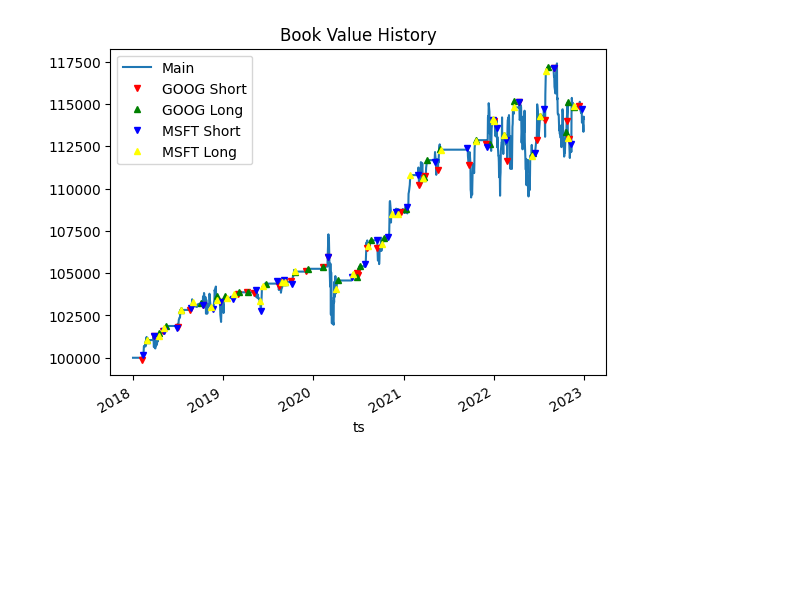
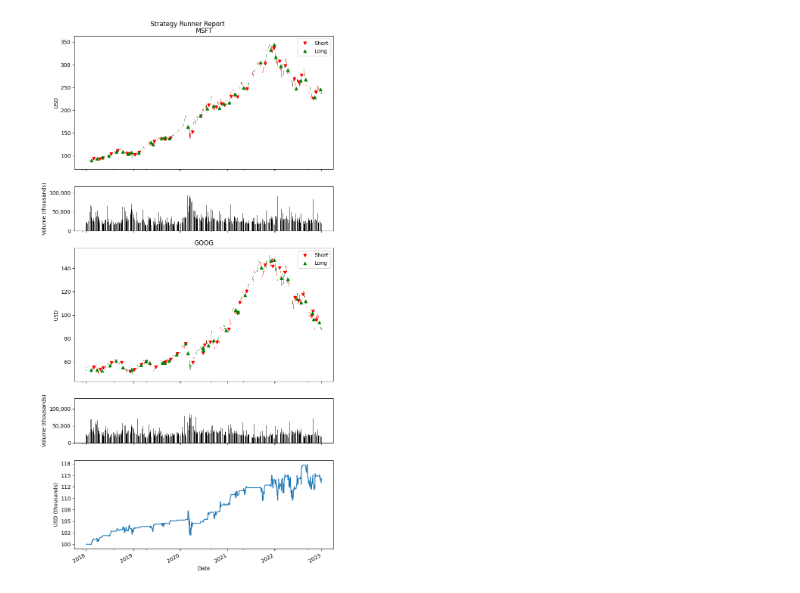
Before and after one commit to bsdz/yabte, a Jupyter notebook: notebooks/Readme_Example.ipynb, the cells around one changed output. Drawn from its saved outputs; the diff is of its cells as text; code cells hidden in the pictures; blank space fills up the shorter version.

```diff
--- a/notebooks/Readme_Example.ipynb
+++ b/notebooks/Readme_Example.ipynb
@@ -1,7 +1,8 @@
 # %%
 import pandas as pd
 
-from yabte.backtest import Strategy, StrategyRunner, Order, Book, Asset
+from yabte.backtest import Strategy, StrategyRunner, Order, Book
+from yabte.utilities.plot.matplotlib.strategy_runner import plot_strategy_runner
 from yabte.utilities.strategy_helpers import crossover
 from yabte.tests._helpers import generate_nasdaq_dataset
 
@@ -38,43 +39,32 @@ class SMAXO(Strategy):
             ix_2d = df.index[-2:]
             data = df.loc[ix_2d, ("CloseSMAShort", "CloseSMALong")].dropna()
             if len(data) == 2:
                 if crossover(data.CloseSMAShort, data.CloseSMALong):
                     self.orders.append(Order(asset_name=symbol, size=-100))
                 elif crossover(data.CloseSMALong, data.CloseSMAShort):
                     self.orders.append(Order(asset_name=symbol, size=100))
 
 
 # load some data
 assets, df_combined = generate_nasdaq_dataset()
 
 # create a book with 100000 cash
 book = Book(name="Main", cash="100000")
 
 # run our strategy
 sr = StrategyRunner(
     data=df_combined,
     assets=assets,
     strat_classes=[SMAXO],
     books=[book],
 )
 sr.run()
 
 # see the trades or book history
 th = sr.transaction_history
 bch = sr.book_history.loc[:, (slice(None), "cash")]
 
 # plot the trades against book value
-bvh = sr.book_history.loc[:, (slice(None), "total")].droplevel(axis=1, level=1)
-ax = bvh.plot(title="Book Value History")
-
-for symbol, scol, lcol in [("GOOG", "red", "green"), ("MSFT", "blue", "yellow")]:
-    long_ix = th.query(f"asset_name == '{symbol}' and quantity > 0").ts
-    short_ix = th.query(f"asset_name == '{symbol}' and quantity < 0").ts
-    bvh.loc[long_ix].rename(columns={"Main": f"{symbol} Short"}).plot(
-        color=scol, marker="v", markersize=5, linestyle="None", ax=ax
-    )
-    bvh.loc[short_ix].rename(columns={"Main": f"{symbol} Long"}).plot(
-        color=lcol, marker="^", markersize=5, linestyle="None", ax=ax
-    )
+plot_strategy_runner(sr);
 # %% [output]
-[figure, old version]
+[figure, new version]
```
Also changed, not shown: 3 other files.
